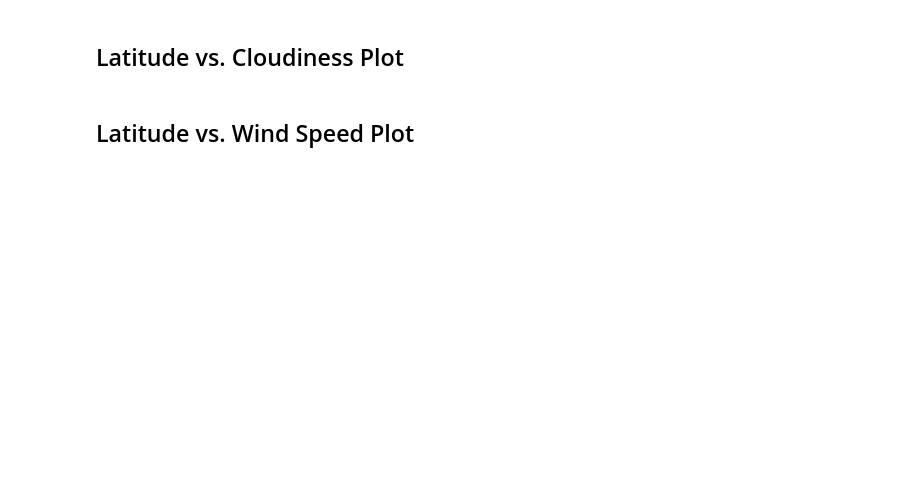
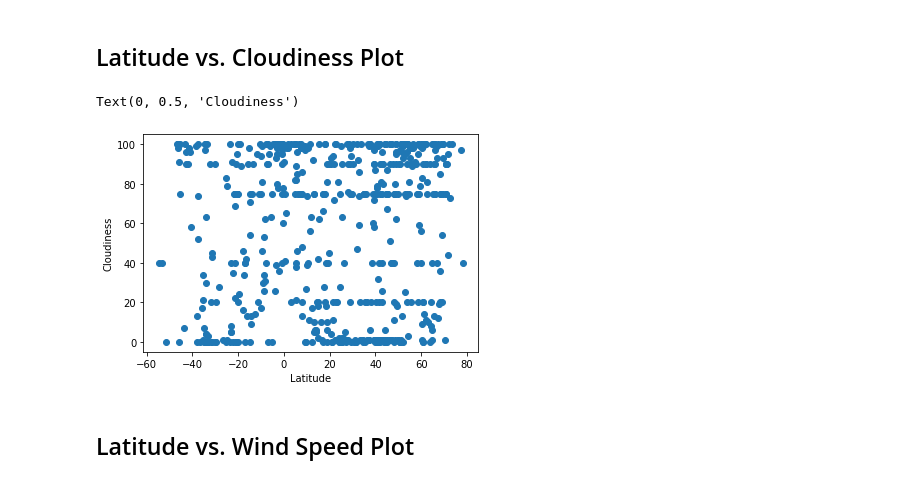
Before and after one commit to adrianna-addicks/python-api-challenge, a Jupyter notebook: starter_code/WeatherPy.ipynb, the cells around one changed output. Drawn from its saved outputs; the diff is of its cells as text; code cells hidden in the pictures; blank space fills up the shorter version.

```diff
--- a/starter_code/WeatherPy.ipynb
+++ b/starter_code/WeatherPy.ipynb
@@ -137,2 +164,9 @@ Skip this step if there are no cities that have humidity > 100%.
 # %% [markdown]
 ## Latitude vs. Cloudiness Plot
+# %%
+plt.scatter(weather_data["Latitude"],weather_data["Cloudiness"])
+plt.xlabel("Latitude")
+plt.ylabel("Cloudiness")
+# %% [output]
+Text(0, 0.5, 'Cloudiness')
+[figure, added]
```
Also changed, not shown: parts of 13 cells of this notebook, 2 other files.
